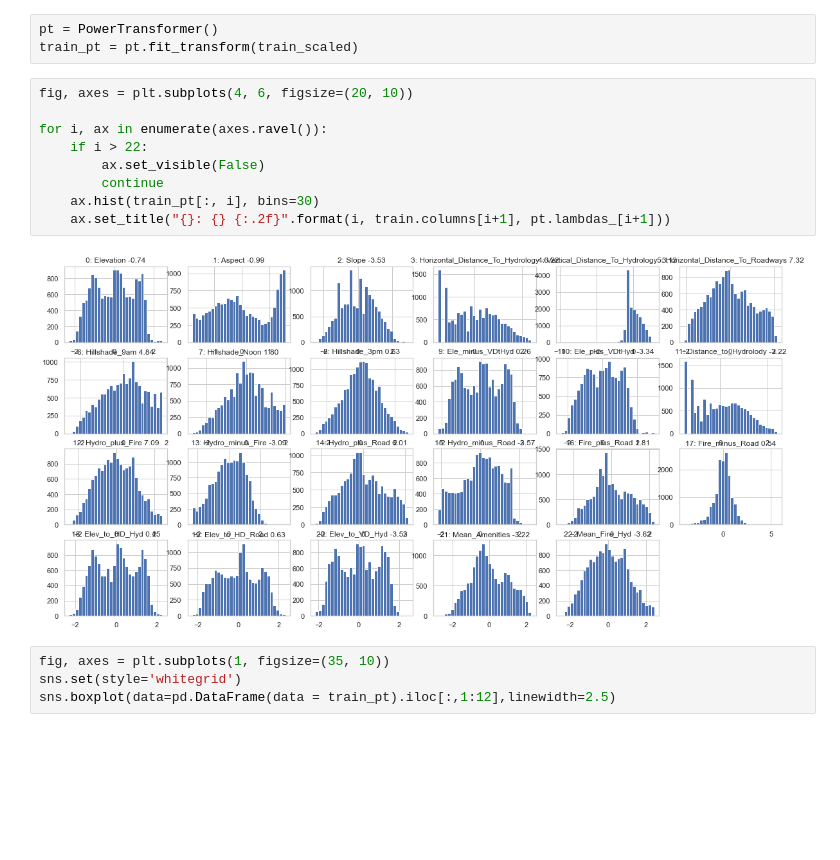
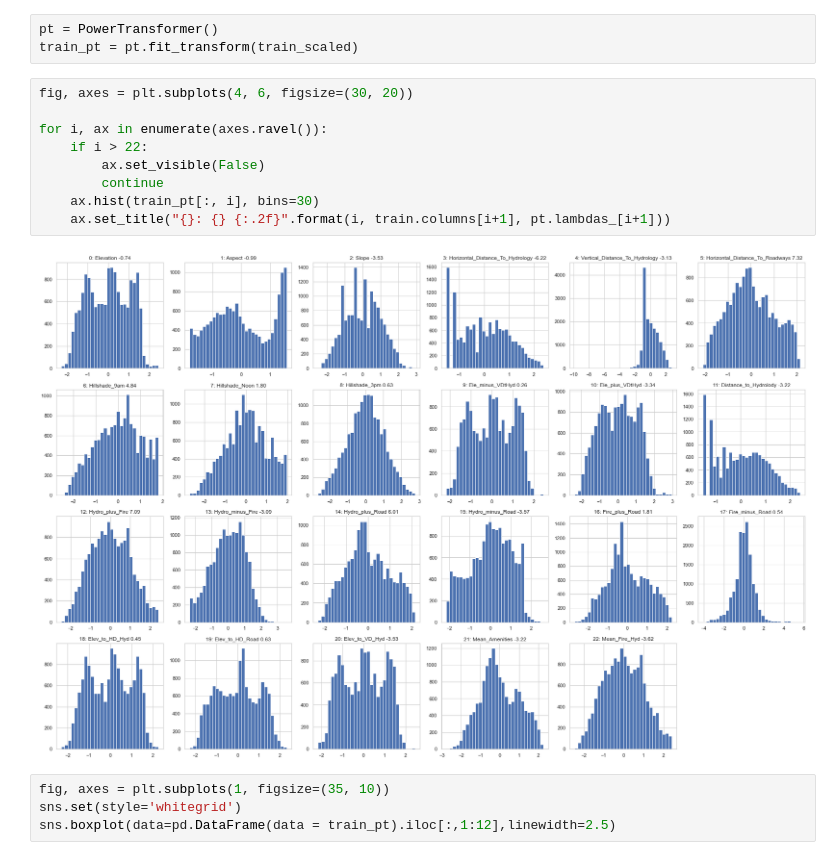
Before and after one commit to felixmassenet/Cover-type-analysis---kaggle-competition-80.8-accuracy-, a Jupyter notebook: Cover type analysis -- ML.ipynb, the cells around one changed output. Saved outputs shown, nothing was run; the diff lists cells and outputs as text; blank space fills up the shorter version.

```diff
--- a/Cover type analysis -- ML.ipynb
+++ b/Cover type analysis -- ML.ipynb
@@ -484,16 +484,16 @@ sns.boxplot(data=pd.DataFrame(data = train_scaled).iloc[:,1:12],linewidth=2.5)
 pt = PowerTransformer()
 train_pt = pt.fit_transform(train_scaled)
 # %%
-fig, axes = plt.subplots(4, 6, figsize=(20, 10))
+fig, axes = plt.subplots(4, 6, figsize=(30, 20))
 
 for i, ax in enumerate(axes.ravel()):
     if i > 22:
         ax.set_visible(False)
         continue
     ax.hist(train_pt[:, i], bins=30)
     ax.set_title("{}: {} {:.2f}".format(i, train.columns[i+1], pt.lambdas_[i+1]))
 # %% [output]
-[figure, old version]
+[figure, new version]
 # %%
 fig, axes = plt.subplots(1, figsize=(35, 10))
 sns.set(style='whitegrid')
```
Also changed, not shown: parts of 10 cells of this notebook.
